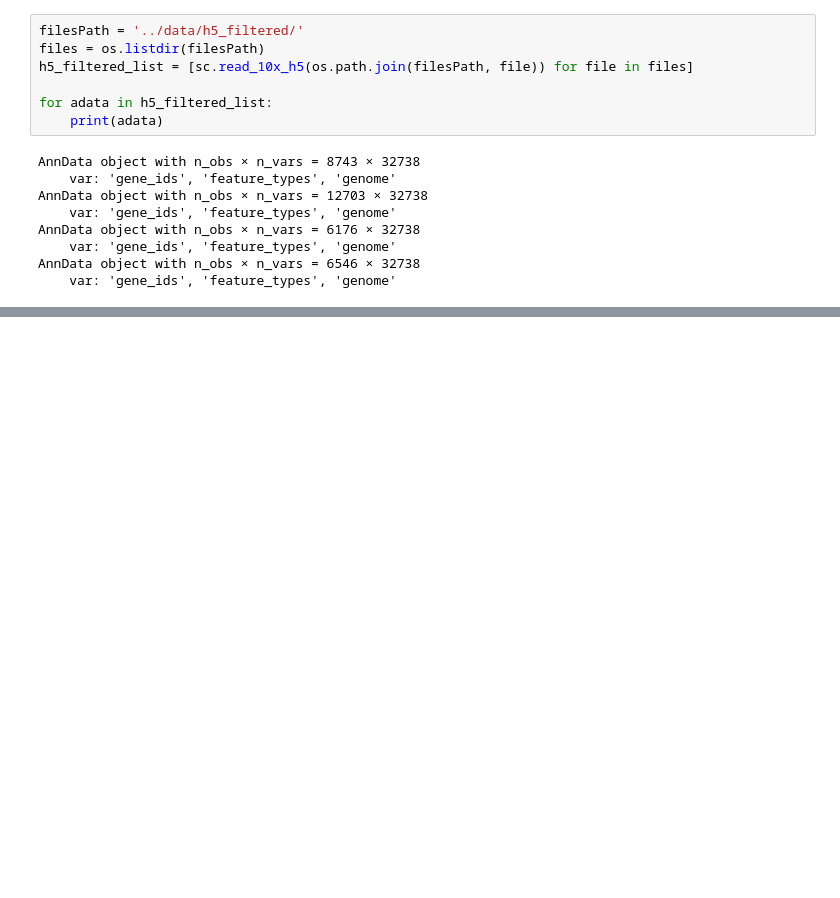
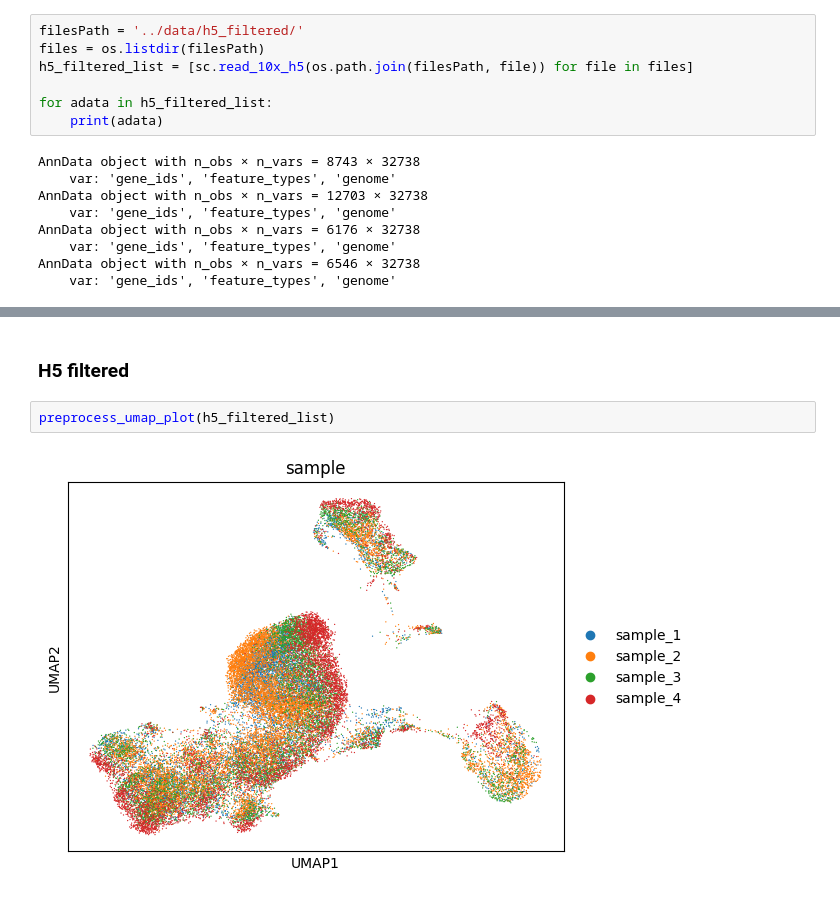
Before and after one commit to vladimirkovacevic/nano, a Jupyter notebook: notebooks/compare.ipynb, the cells around one changed output, grey strips where cells are left out. Saved outputs shown, nothing was run; the diff lists cells and outputs as text; blank space fills up the shorter version.

```diff
--- a/notebooks/compare.ipynb
+++ b/notebooks/compare.ipynb
@@ -113,0 +218,6 @@ Sample 4; Difference sum: 0.0015030476
+# %% [markdown]
+<h3>H5 filtered</h3>
+# %%
+preprocess_umap_plot(h5_filtered_list)
+# %% [output]
+[figure, added]
```
Also changed, not shown: parts of 18 cells of this notebook.
